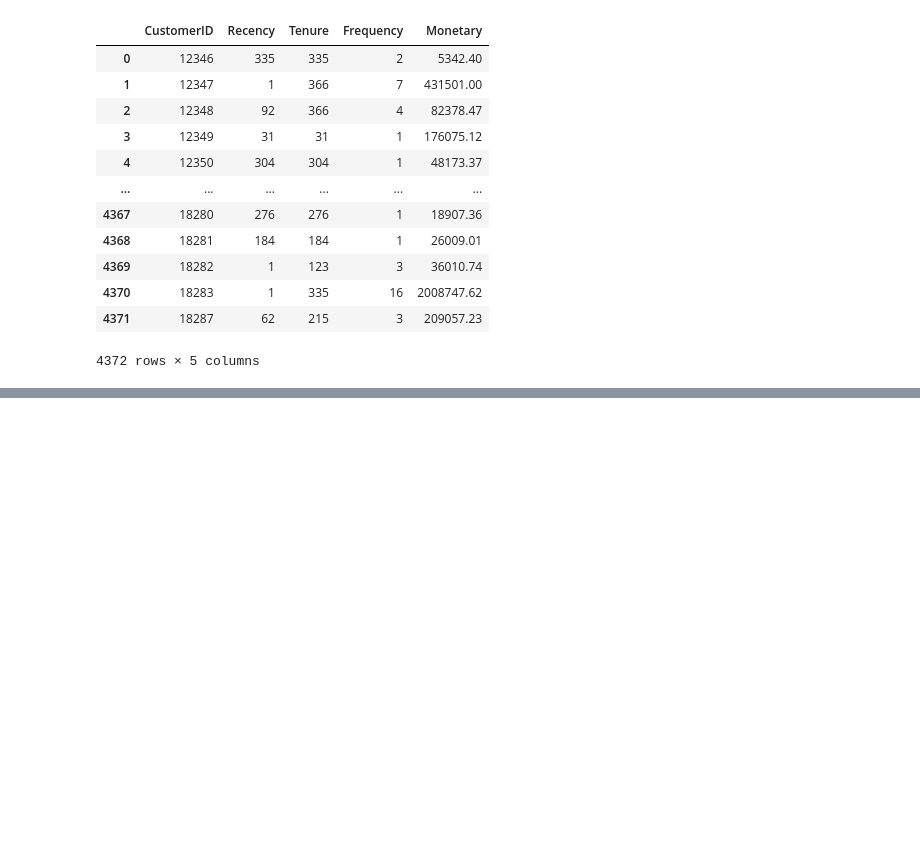
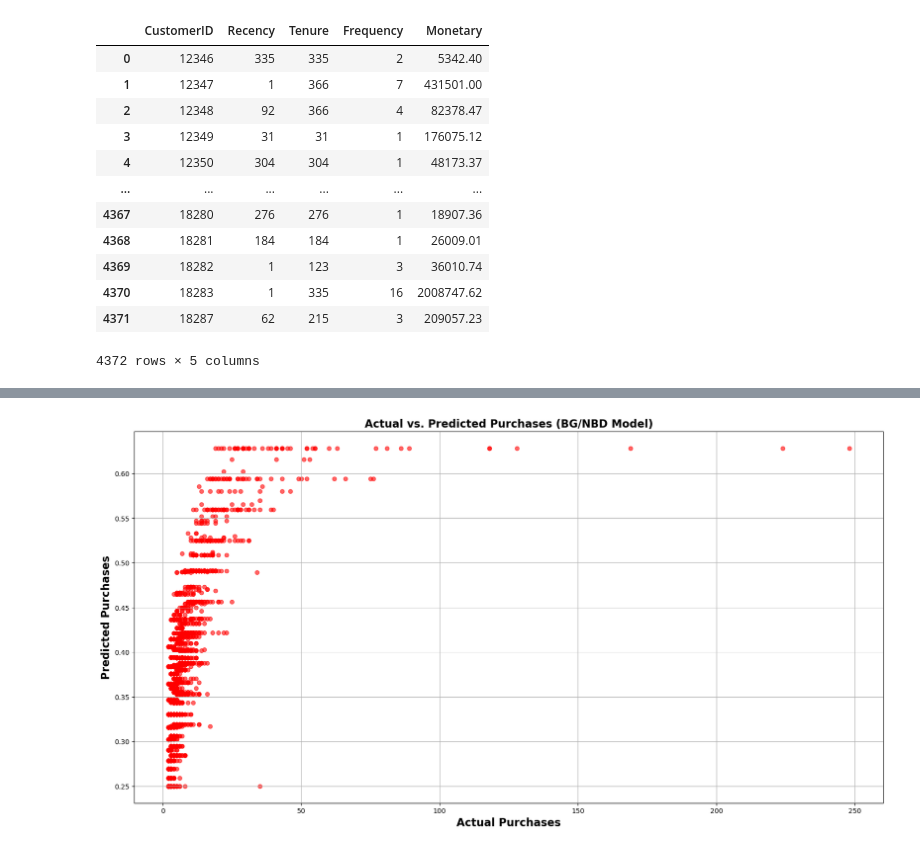
Before and after one commit to Halimat92/Cohort-Analysis-on-E-shop-pro, a Jupyter notebook: Cohort-Analysis-on-E-Shop-Pro.ipynb, the cells around one changed output, grey strips where cells are left out. Cells and saved outputs as stored; diff of their text form; code cells hidden in the pictures; blank space fills up the shorter version.

Commit message:
Predicted future spend

```diff
--- a/Cohort-Analysis-on-E-Shop-Pro.ipynb
+++ b/Cohort-Analysis-on-E-Shop-Pro.ipynb
@@ -819,4 +878,2 @@ plt.show()
 # %%
 # Train BG/NBD model using RFM features, validate with spend data
-# %%
-data['TotalAmount'] = data['Quantity'] * data['UnitPrice']
@@ -1020,0 +933,27 @@ data.head()
+# %%
+# Calculate actual purchases (if not done already)
+actual_purchases_df = data.groupby('CustomerID').agg({
+    'InvoiceNo': 'nunique'  # Total unique invoices (purchases)
+}).reset_index()
+actual_purchases_df.columns = ['CustomerID', 'actual_purchases']
+
+# Calculate tenure (actual number of days a customer has been active)
+tenure_df = data.groupby('CustomerID').agg({
+    'InvoiceDate': [min, max]
+}).reset_index()
+tenure_df['tenure_days'] = (tenure_df[('InvoiceDate', 'max')] - tenure_df[('InvoiceDate', 'min')]).dt.days
+
+# Merge actual purchases and tenure with the summary data
+comparison_df = summary.merge(actual_purchases_df, on='CustomerID', how='inner')
+comparison_df = comparison_df.merge(tenure_df[['CustomerID', 'tenure_days']], on='CustomerID', how='inner')
+
+# Calculate predicted purchases (BG/NBD model)
+comparison_df['predicted_purchases'] = bgf.conditional_expected_number_of_purchases_up_to_time(
+    30,  # Predict purchases in next 30 days
+    comparison_df['frequency'],
+    comparison_df['recency'],
+    comparison_df['T']
+)
+
+
+actual_purchases_df.head(5)
@@ -1020,0 +967,11 @@ data.head()
+# %%
+# Plot: Actual Purchases vs. Predicted Purchases
+plt.figure(figsize=(20, 10))
+plt.scatter(comparison_df['actual_purchases'], comparison_df['predicted_purchases'],color= "Red", alpha=0.6)
+plt.xlabel('Actual Purchases', fontweight = "bold", fontsize = 16)
+plt.ylabel('Predicted Purchases', fontweight = "bold", fontsize = 16)
+plt.title('Actual vs. Predicted Purchases (BG/NBD Model)', fontweight = "bold", fontsize = 16)
+plt.grid(True)
+plt.show()
+# %% [output]
+[figure, added]
```
Also changed, not shown: parts of 69 cells of this notebook.
